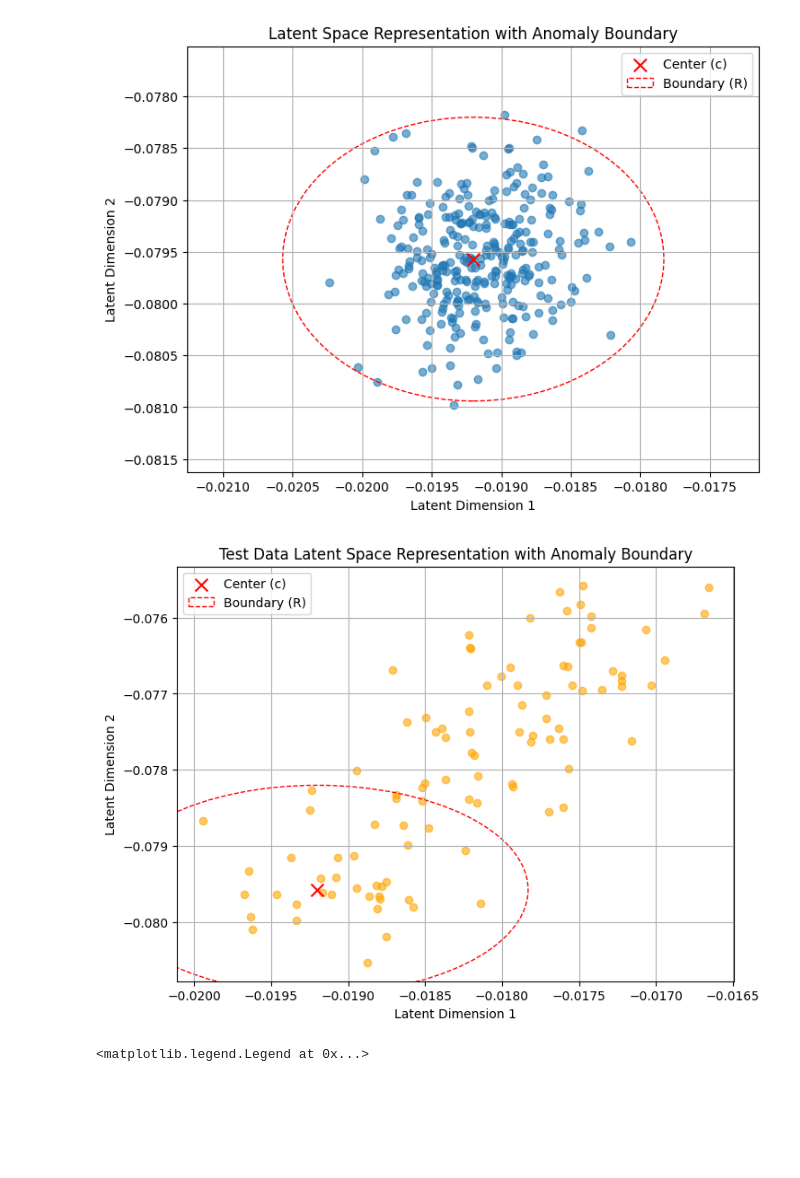
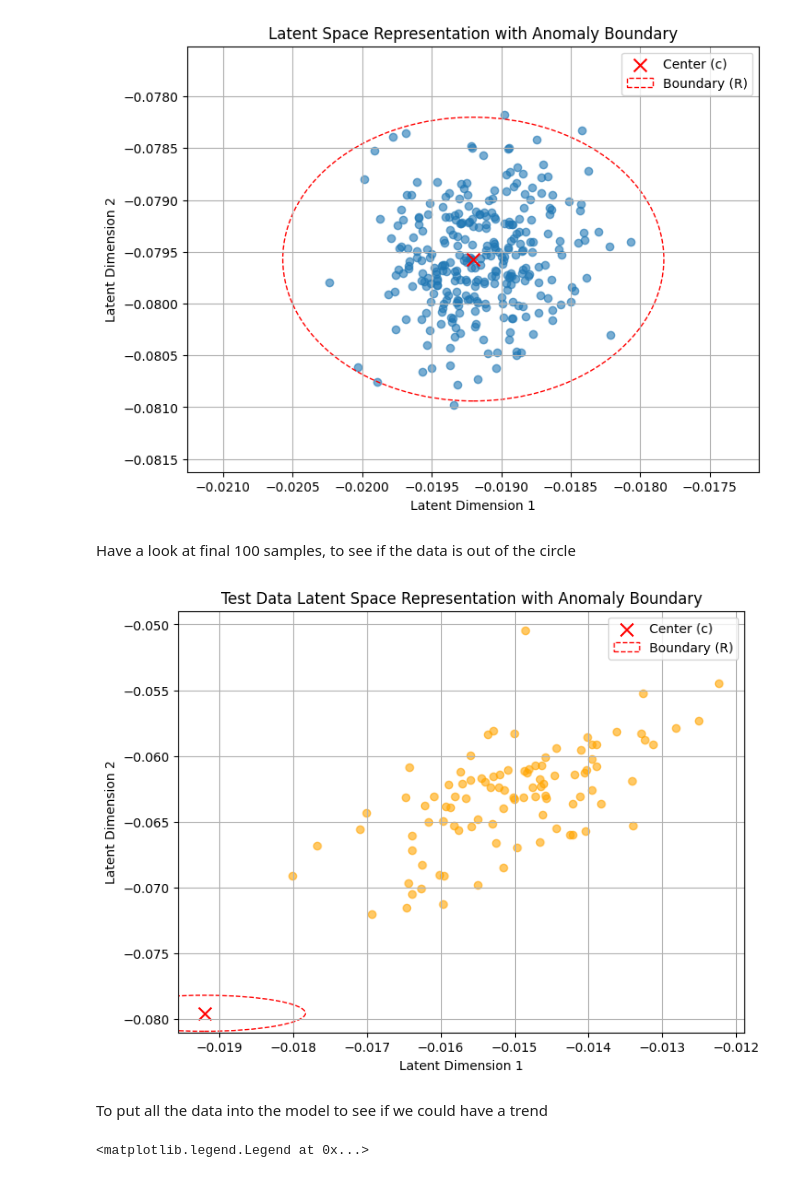
Before and after one commit to stardust0513/winter-school-LVA, a Jupyter notebook: NNExample.ipynb, the cells around one changed output. Saved outputs shown, nothing was run; the diff lists cells and outputs as text; code cells hidden in the pictures; blank space fills up the shorter version.

```diff
--- a/NNExample.ipynb
+++ b/NNExample.ipynb
@@ -11,6 +11,6 @@ torch.manual_seed(2)
 # %% [output]
 <torch._C.Generator at 0x...>
 # %%
-preprocess = IMS(data_path="C://GSH//Data//IMS//IMS")
-dataset_train, dataset_test = preprocess(test_idx=2, train_samples = 300, sensor_idx=1, spectrum=True)
-rms = preprocess.rms_trend(test_idx=2, sensor_idx=1)
+preprocess = IMS(data_path="C://GSH//Data//IMS//IMS", test_idx=2, sensor_idx=1)
+dataset_train, dataset_test = preprocess(train_samples = 300, spectrum=True)
+rms = preprocess.rms_trend()
@@ -157,22 +193,26 @@ plt.ylim(c[0,1].cpu()-R.cpu()*1.5, c[0,1].cpu()+R.cpu()*1.5)
 plt.grid()
 # %% [output]
 [figure]
+# %% [markdown]
+Have a look at final 100 samples, to see if the data is out of the circle
 # %%
-latent_test = model.predict(dataset_test.sig[200:300]).cpu().numpy()
+latent_test = model.predict(dataset_test.sig[-100:-1]).cpu().numpy()
 plt.figure(figsize=(8, 6))
 plt.scatter(latent_test[:, 0], latent_test[:, 1], alpha=0.6, color='orange')
 plt.scatter(c[0,0].cpu(), c[0,1].cpu(), color='r', marker='x', s=100, label='Center (c)')
 circle = plt.Circle((c[0,0].cpu(), c[0,1].cpu()), R.cpu(), color='r', fill=False, linestyle='--', label='Boundary (R)')
 plt.gca().add_artist(circle)
 plt.xlabel('Latent Dimension 1')
 plt.ylabel('Latent Dimension 2')
 plt.title('Test Data Latent Space Representation with Anomaly Boundary')
 plt.legend()
 # plt.xlim(c[0,0].cpu()-R.cpu()*1.5, c[0,0].cpu()+R.cpu()*1.5)
 # plt.ylim(c[0,1].cpu()-R.cpu()*1.5, c[0,1].cpu()+R.cpu()*1.5)
 plt.grid()
 # %% [output]
-[figure, old version]
+[figure, new version]
+# %% [markdown]
+To put all the data into the model to see if we could have a trend
 # %%
 sig_train = dataset_train.sig.cpu()
 sig_test = dataset_test.sig.cpu()
```
Also changed, not shown: parts of 5 cells of this notebook, 3 other files.
